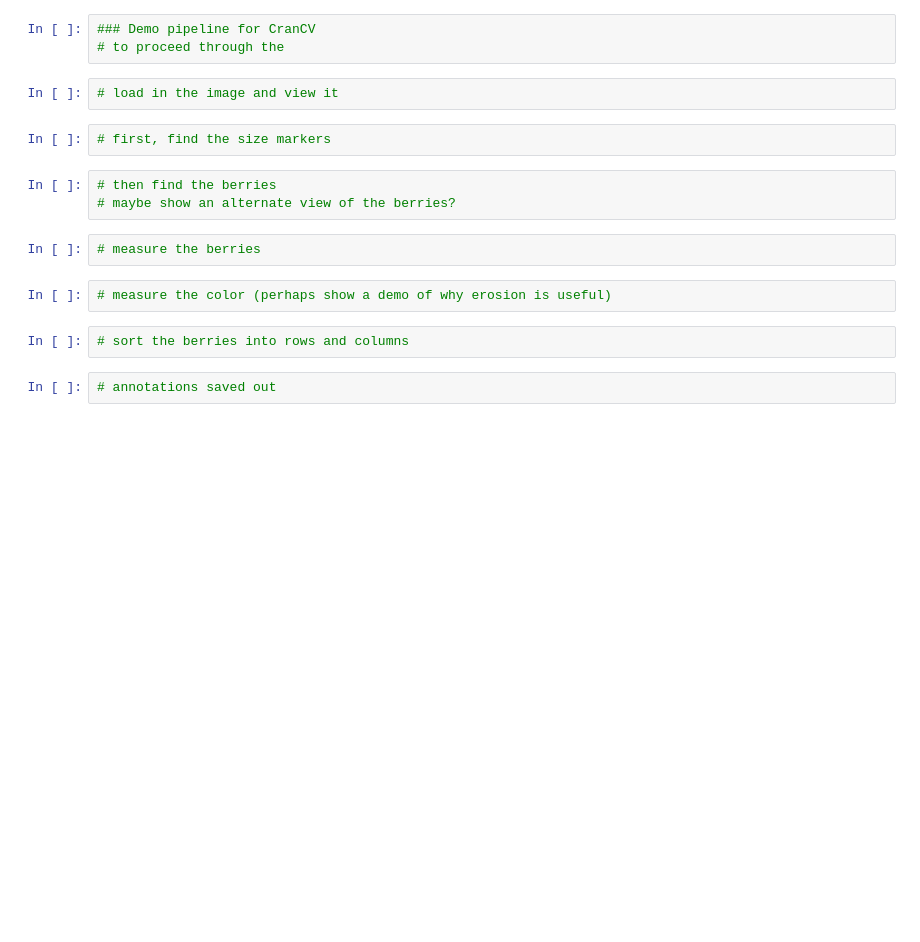
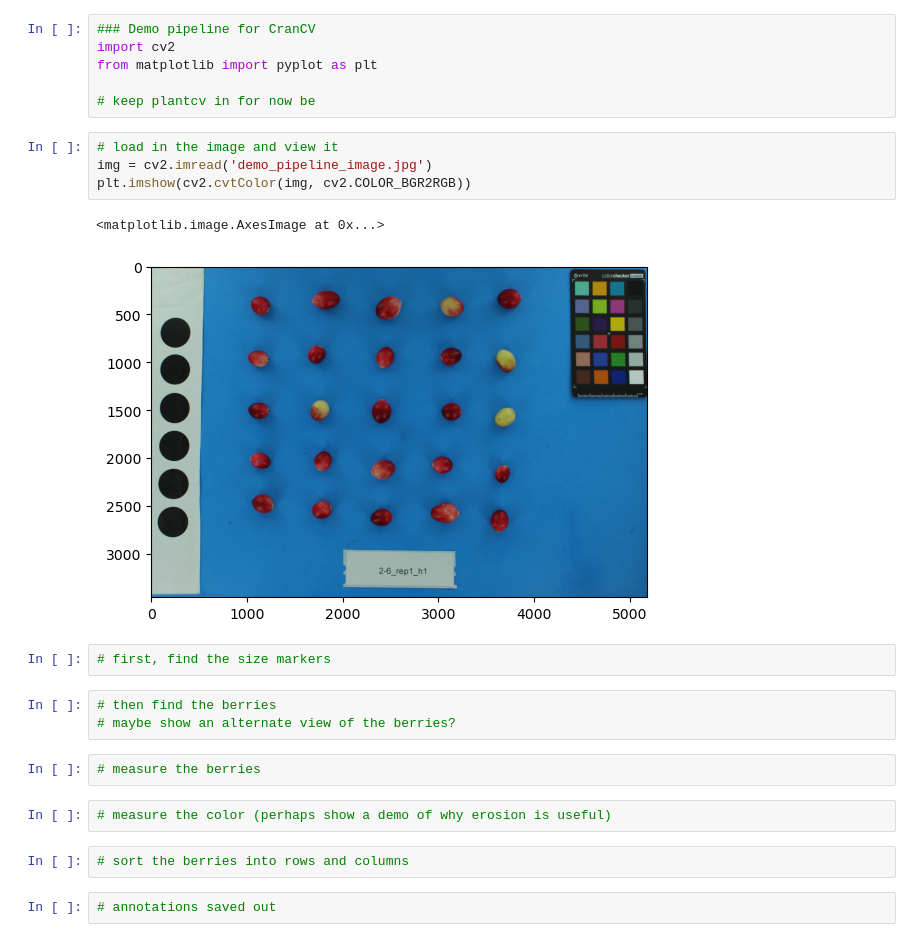
Before and after one commit to tyrwh/crancv, a Jupyter notebook: demo_pipeline_crancv.ipynb, the cells around one changed output. Saved outputs shown, nothing was run; the diff lists cells and outputs as text; blank space fills up the shorter version.

```diff
--- a/demo_pipeline_crancv.ipynb
+++ b/demo_pipeline_crancv.ipynb
@@ -1,8 +1,16 @@
 # %%
 ### Demo pipeline for CranCV
-# to proceed through the
+import cv2
+from matplotlib import pyplot as plt
+
+# keep plantcv in for now be
 # %%
 # load in the image and view it
+img = cv2.imread('demo_pipeline_image.jpg')
+plt.imshow(cv2.cvtColor(img, cv2.COLOR_BGR2RGB))
+# %% [output]
+<matplotlib.image.AxesImage at 0x...>
+[figure, added]
 # %%
 # first, find the size markers
 # %%
```
Also changed, not shown: 3 other files.
